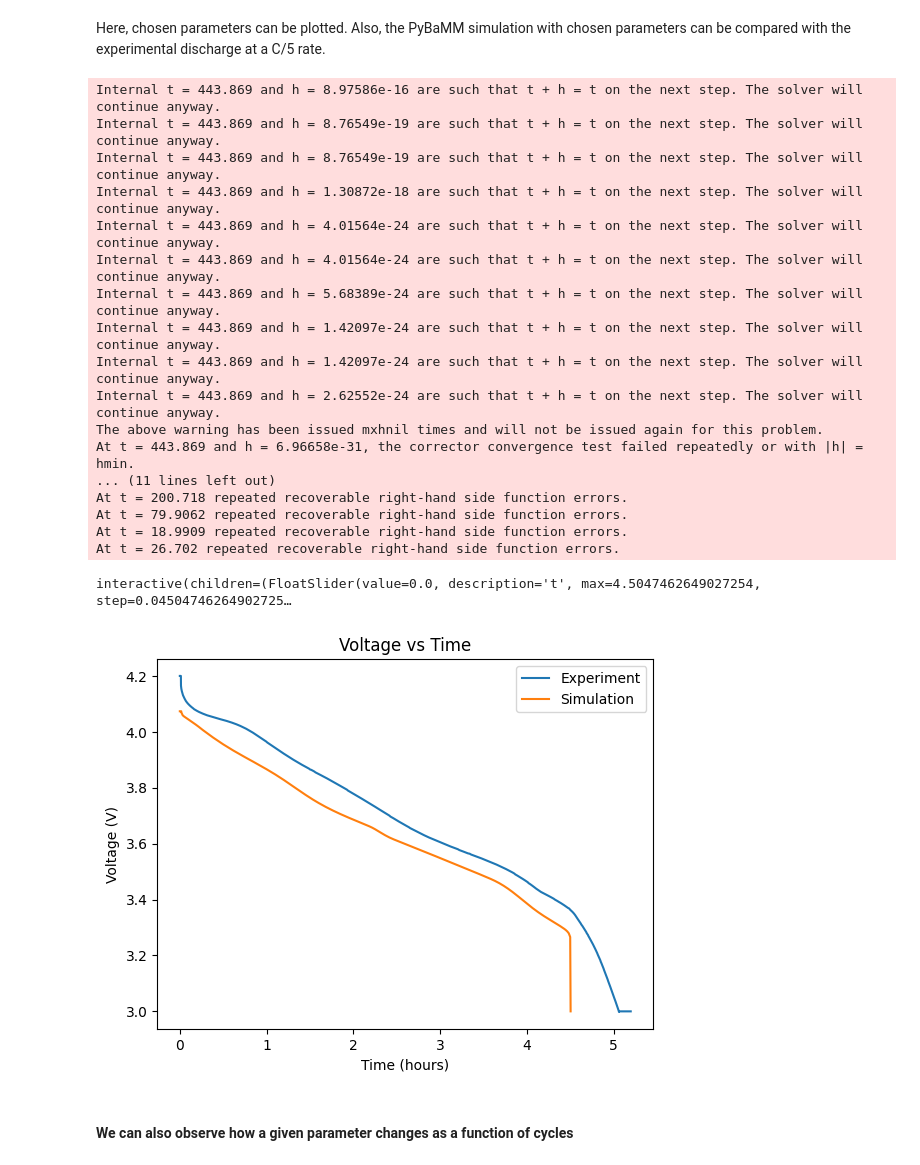
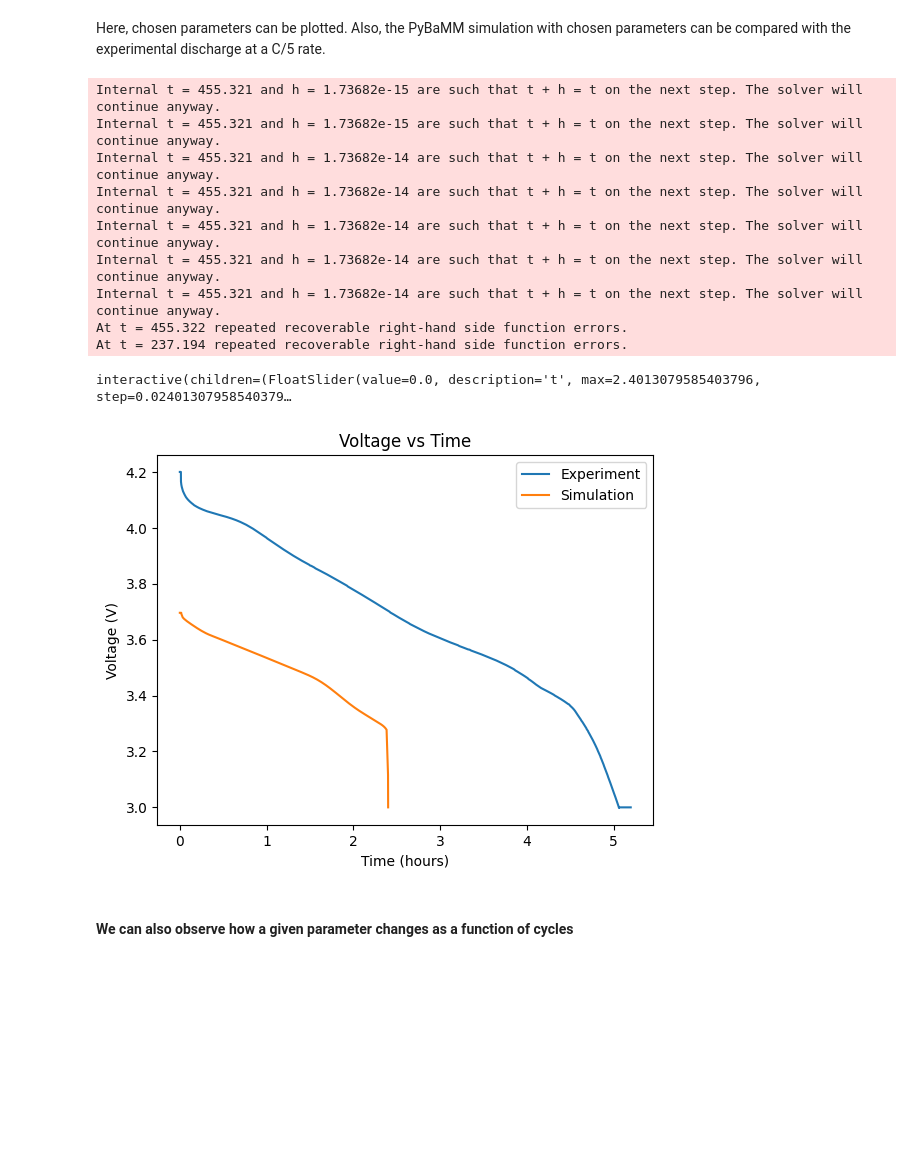
Before and after one commit to samaard2001/EIS-code, a Jupyter notebook: Code/EIS_main_code.ipynb, the cells around one changed output. Cells and saved outputs as stored; diff of their text form; code cells hidden in the pictures; blank space fills up the shorter version.

```diff
--- a/Code/EIS_main_code.ipynb
+++ b/Code/EIS_main_code.ipynb
@@ -107,8 +104,8 @@ params_pb_new.update({
     'Positive electrode double-layer capacity [F.m-2]': opt_elems.get('Q1')/area_electrode,
 
     #Exchange current density - relation to Rct in the Randles circuit through the Butler-Volmer
-    "Positive electrode exchange-current density [A.m-2]": (R*T)/(z*F*opt_elems.get('R_ct1')),
-    "Negative electrode exchange-current density [A.m-2]": (R*T)/(z*F*opt_elems.get('R_ct2')),
+    "Positive electrode exchange-current density [A.m-2]": ((R*T)/(z*F*opt_elems.get('R_ct1')))/area_electrode,
+    "Negative electrode exchange-current density [A.m-2]": ((R*T)/(z*F*opt_elems.get('R_ct2')))/area_electrode,
      })
 # %%
 # Adding an ohmic resistance called Rel to align the plots
@@ -285,27 +282,19 @@ Here, chosen parameters can be plotted. Also, the PyBaMM simulation with chosen
 # %%
 from utils.discharge_plot import discharge_plotting_csv, discharge_plotting_txt
 path = "/Users/synnemard/Desktop/lithium_ion/EIS_data/MJ1_02/data-acq/MJ1_02_data-acq_01.015.txt"
-discharge_plotting_txt(params, path)
+discharge_plotting_txt(params_pb_new, path)
 # %% [output]
-Internal t = 443.869 and h = 8.97586e-16 are such that t + h = t on the next step. The solver will continue anyway.
-Internal t = 443.869 and h = 8.76549e-19 are such that t + h = t on the next step. The solver will continue anyway.
-Internal t = 443.869 and h = 8.76549e-19 are such that t + h = t on the next step. The solver will continue anyway.
-Internal t = 443.869 and h = 1.30872e-18 are such that t + h = t on the next step. The solver will continue anyway.
-Internal t = 443.869 and h = 4.01564e-24 are such that t + h = t on the next step. The solver will continue anyway.
-Internal t = 443.869 and h = 4.01564e-24 are such that t + h = t on the next step. The solver will continue anyway.
-Internal t = 443.869 and h = 5.68389e-24 are such that t + h = t on the next step. The solver will continue anyway.
-Internal t = 443.869 and h = 1.42097e-24 are such that t + h = t on the next step. The solver will continue anyway.
-Internal t = 443.869 and h = 1.42097e-24 are such that t + h = t on the next step. The solver will continue anyway.
-Internal t = 443.869 and h = 2.62552e-24 are such that t + h = t on the next step. The solver will continue anyway.
-The above warning has been issued mxhnil times and will not be issued again for this problem.
-At t = 443.869 and h = 6.96658e-31, the corrector convergence test failed repeatedly or with |h| = hmin.
-... (11 lines left out)
-At t = 200.718 repeated recoverable right-hand side function errors.
-At t = 79.9062 repeated recoverable right-hand side function errors.
-At t = 18.9909 repeated recoverable right-hand side function errors.
-At t = 26.702 repeated recoverable right-hand side function errors.
+Internal t = 455.321 and h = 1.73682e-15 are such that t + h = t on the next step. The solver will continue anyway.
+Internal t = 455.321 and h = 1.73682e-15 are such that t + h = t on the next step. The solver will continue anyway.
+Internal t = 455.321 and h = 1.73682e-14 are such that t + h = t on the next step. The solver will continue anyway.
+Internal t = 455.321 and h = 1.73682e-14 are such that t + h = t on the next step. The solver will continue anyway.
+Internal t = 455.321 and h = 1.73682e-14 are such that t + h = t on the next step. The solver will continue anyway.
+Internal t = 455.321 and h = 1.73682e-14 are such that t + h = t on the next step. The solver will continue anyway.
+Internal t = 455.321 and h = 1.73682e-14 are such that t + h = t on the next step. The solver will continue anyway.
+At t = 455.322 repeated recoverable right-hand side function errors.
+At t = 237.194 repeated recoverable right-hand side function errors.
-interactive(children=(FloatSlider(value=0.0, description='t', max=4.5047462649027254, step=0.04504746264902725…
+interactive(children=(FloatSlider(value=0.0, description='t', max=2.4013079585403796, step=0.02401307958540379…
-[figure, old version]
+[figure, new version]
 # %% [markdown]
 #### We can also observe how a given parameter changes as a function of cycles
 # %%
```
Also changed, not shown: parts of 2 cells of this notebook, 1 other file.
